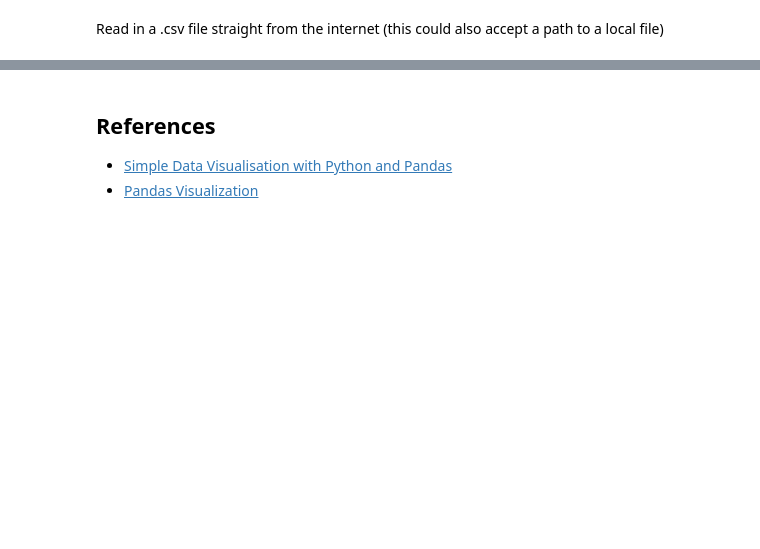
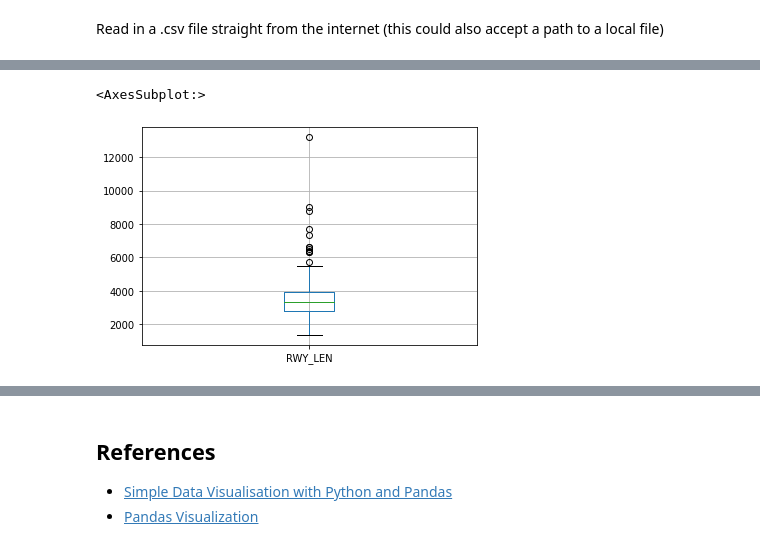
Before and after one commit to agussman/a_python_tutorial, a Jupyter notebook: 300_Jupyter_Notebooks/sample_visualizations.ipynb, the cells around one changed output, grey strips where cells are left out. Drawn from its saved outputs; the diff is of its cells as text; code cells hidden in the pictures; blank space fills up the shorter version.

```diff
--- a/300_Jupyter_Notebooks/sample_visualizations.ipynb
+++ b/300_Jupyter_Notebooks/sample_visualizations.ipynb
@@ -10,0 +37,5 @@ df = pd.read_csv(csv_path)
+# %%
+df.boxplot(column=['RWY_LEN'])
+# %% [output]
+<AxesSubplot:>
+[figure, added]
```
Also changed, not shown: parts of 5 cells of this notebook, 1 other file.
